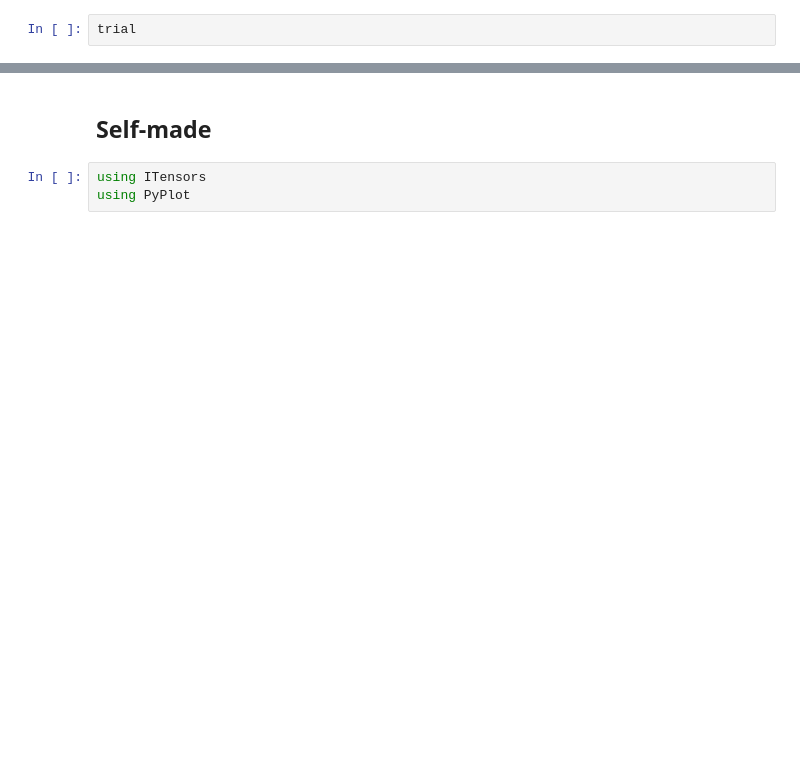
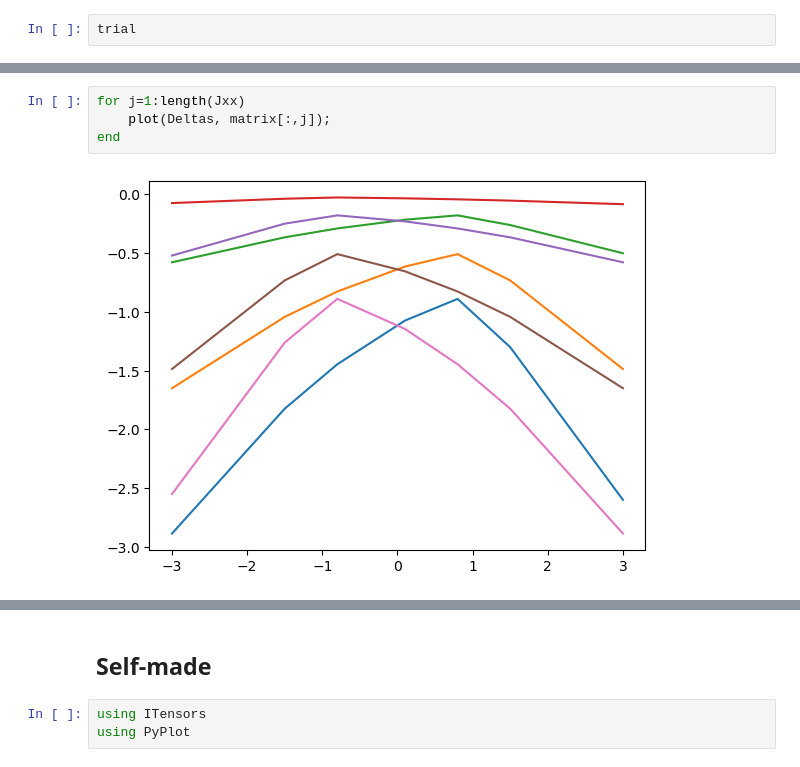
Before and after one commit to TommasoStentella/heisenberg_model_TN, a Jupyter notebook: heis_dmrg.ipynb, the cells around one changed output, grey strips where cells are left out. Saved outputs shown, nothing was run; the diff lists cells and outputs as text; blank space fills up the shorter version.

```diff
--- a/heis_dmrg.ipynb
+++ b/heis_dmrg.ipynb
@@ -97,0 +108,6 @@ plot(Deltas, zcor_m);
+# %%
+for j=1:length(Jxx)
+    plot(Deltas, matrix[:,j]);
+end
+# %% [output]
+[figure, added]
```
Also changed, not shown: parts of 41 cells of this notebook, 2 other files.
